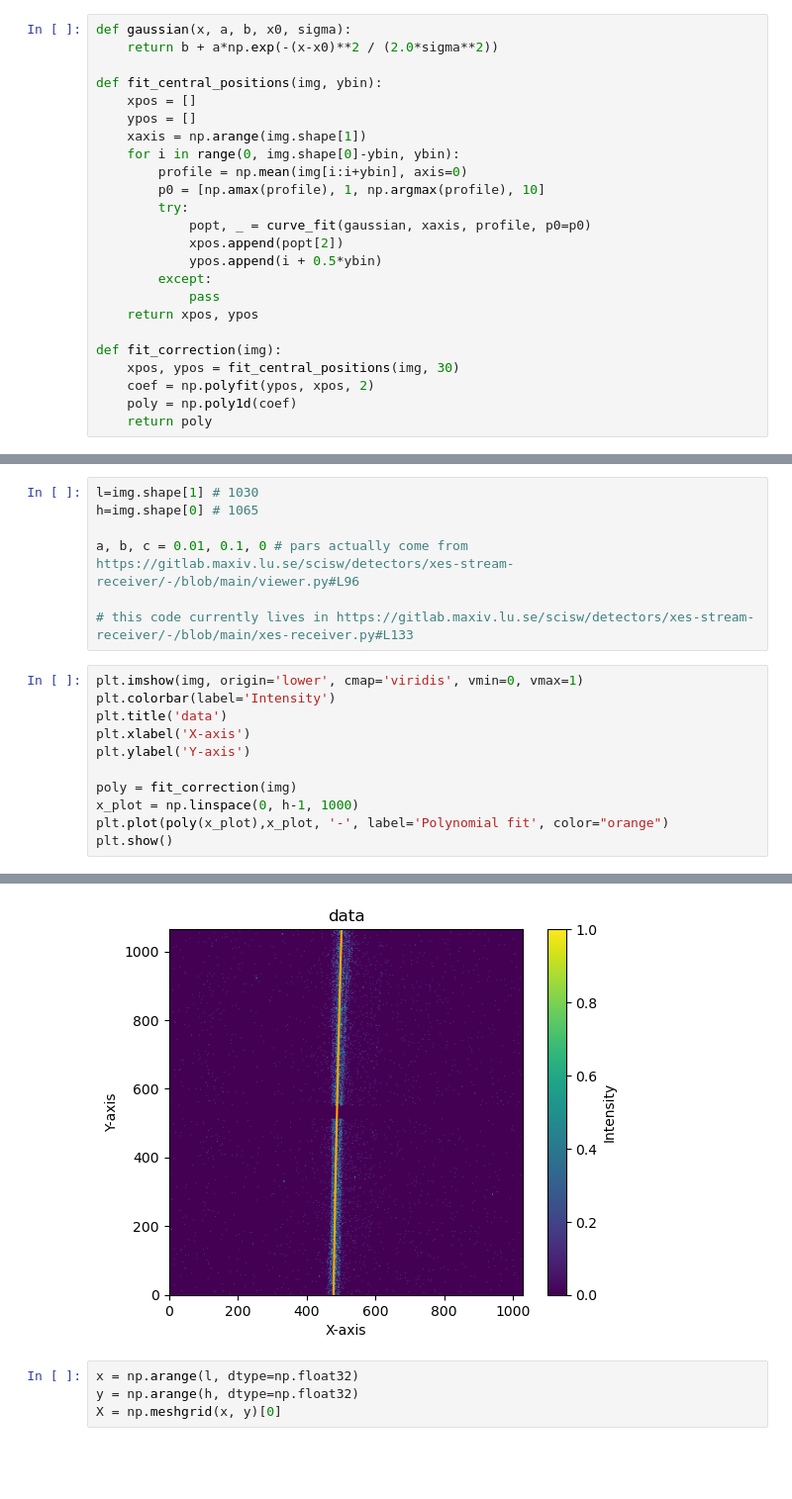
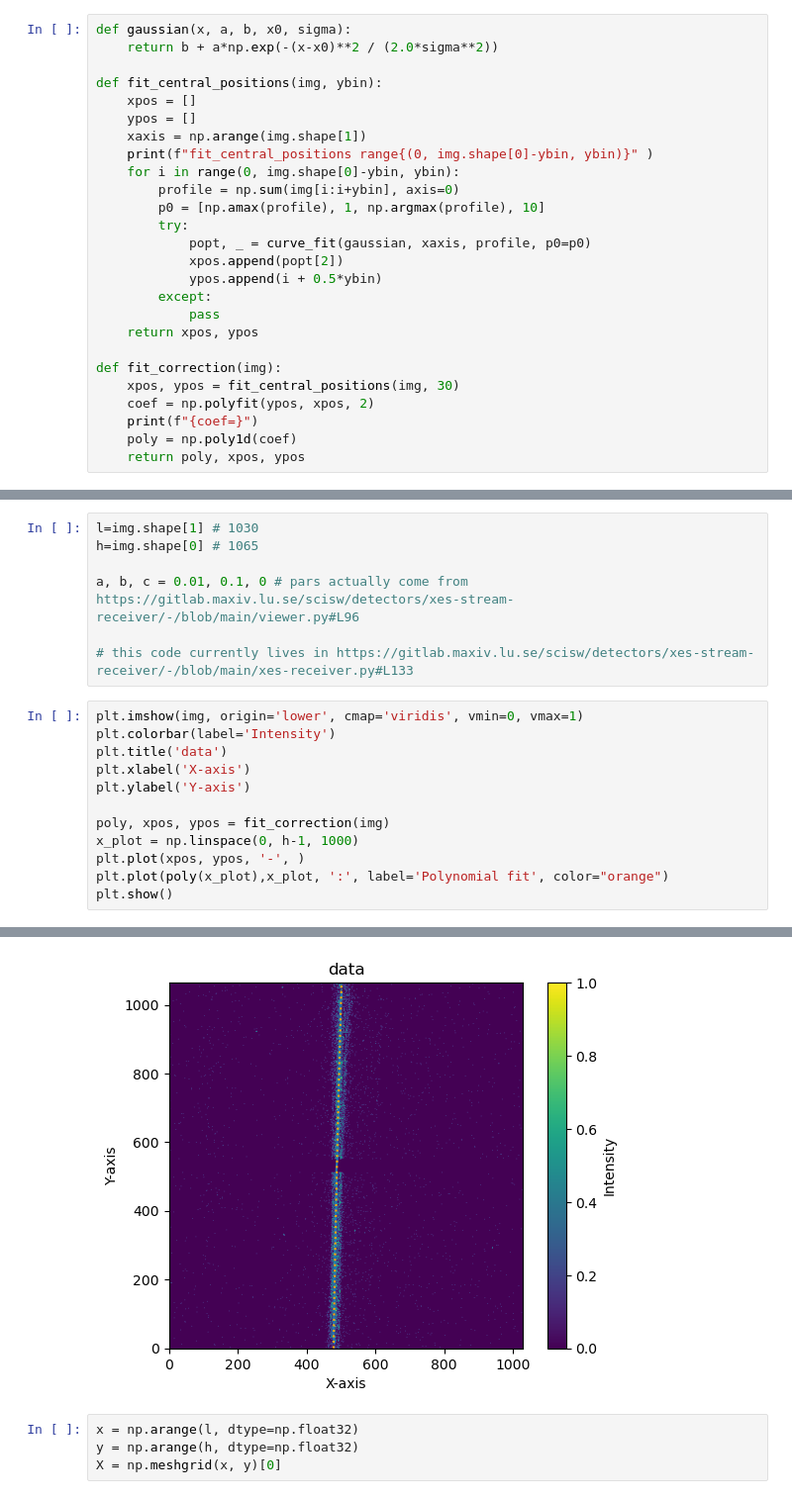
Before and after one commit to maxiv-science/drp-balder, a Jupyter notebook: notebooks/generate fit parameters.ipynb, the cells around one changed output, grey strips where cells are left out. Shown at 99% size. Drawn from its saved outputs; the diff is of its cells as text; blank space fills up the shorter version.

Commit message:
show profile

```diff
--- a/notebooks/generate fit parameters.ipynb
+++ b/notebooks/generate fit parameters.ipynb
@@ -12,8 +12,9 @@ def fit_central_positions(img, ybin):
     xpos = []
     ypos = []
     xaxis = np.arange(img.shape[1])
+    print(f"fit_central_positions range{(0, img.shape[0]-ybin, ybin)}" )
     for i in range(0, img.shape[0]-ybin, ybin):
-        profile = np.mean(img[i:i+ybin], axis=0)
+        profile = np.sum(img[i:i+ybin], axis=0)
         p0 = [np.amax(profile), 1, np.argmax(profile), 10]
         try:
             popt, _ = curve_fit(gaussian, xaxis, profile, p0=p0)
@@ -26,8 +27,9 @@ def fit_central_positions(img, ybin):
 def fit_correction(img):
     xpos, ypos = fit_central_positions(img, 30)
     coef = np.polyfit(ypos, xpos, 2)
+    print(f"{coef=}")
     poly = np.poly1d(coef)
-    return poly
+    return poly, xpos, ypos
 # %%
 # fh = h5py.File("../data/NbO2_Kb13_76_data_000001.h5")
 # fh["/entry/data/data"]
@@ -52,8 +54,9 @@ plt.title('data')
 plt.xlabel('X-axis')
 plt.ylabel('Y-axis')
 
-poly = fit_correction(img)
+poly, xpos, ypos = fit_correction(img)
 x_plot = np.linspace(0, h-1, 1000)
-plt.plot(poly(x_plot),x_plot, '-', label='Polynomial fit', color="orange")
+plt.plot(xpos, ypos, '-', )
+plt.plot(poly(x_plot),x_plot, ':', label='Polynomial fit', color="orange")
 plt.show()
 # %% [output]
@@ -60,4 +65,4 @@ plt.show()
-[figure, old version]
+[figure, new version]
 # %%
 x = np.arange(l, dtype=np.float32)
 y = np.arange(h, dtype=np.float32)
```
Also changed, not shown: parts of 3 cells of this notebook.
